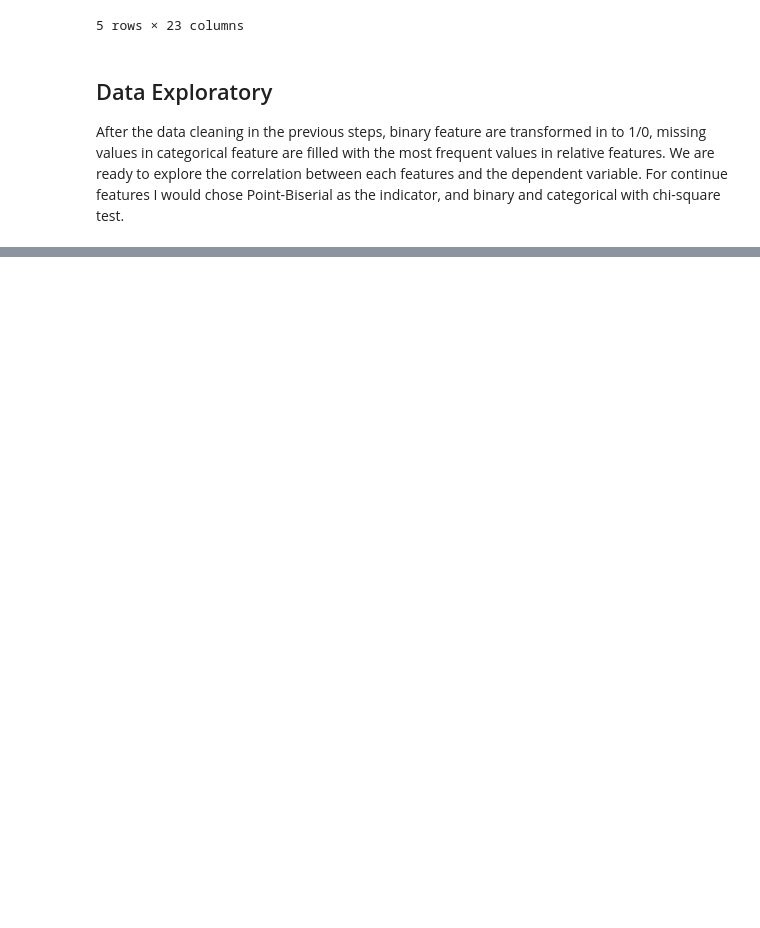
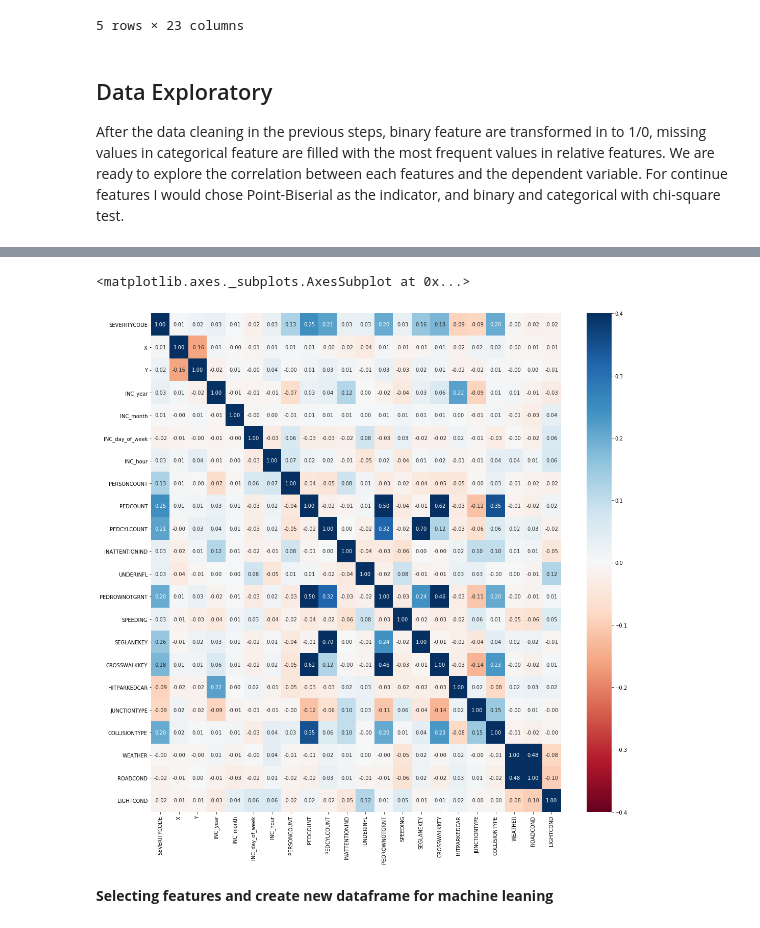
Before and after one commit to maxianren/Coursera_Capstone, a Jupyter notebook: capstone_project.ipynb, the cells around one changed output, grey strips where cells are left out. Cells and saved outputs as stored; diff of their text form; code cells hidden in the pictures; blank space fills up the shorter version.

```diff
--- a/capstone_project.ipynb
+++ b/capstone_project.ipynb
@@ -717,0 +713,44 @@ df.corr()
+# %%
+def encode_categarical_feature(df,categorical_feature):
+
+    df_encoded=df
+
+    for c_f in categorical_feature:
+
+        #calculate the base
+        base=len(df[c_f].unique())+1
+
+        #Create an object for Base N Encoding
+        encoder= ce.BaseNEncoder(cols=[c_f],return_df=True,base=base)
+
+        #Fit and Transform Data
+        df_encoded=encoder.fit_transform(df_encoded)\
+                        .drop(columns=[c_f+'_0'])\
+                        .rename(columns={c_f+'_1':c_f})
+
+    return df_encoded
+# %%
+#filtering the blank in order 'INC_hour' to generate correlation matrix
+df_reduce=df
+df_reduce=df_reduce.loc[df['INC_hour']!='Unknown']
+
+#transfer the categorical features into numerical
+categorical_feature=['JUNCTIONTYPE', 'COLLISIONTYPE', 'WEATHER', 'ROADCOND', 'LIGHTCOND']
+df_encoded=encode_categarical_feature(df_reduce,categorical_feature)
+
+df_encoded['INC_hour']=df_encoded['INC_hour'].apply(pd.to_numeric, errors='coerce')
+
+#correlation matrix
+matrix_corr=df_encoded.corr()
+# %%
+fig_correlation = plt.figure(figsize=(18,18)) # create figure
+
+sns.heatmap(matrix_corr,
+            cmap="RdBu",
+            vmin=-0.4, vmax=0.4, fmt='.2f',
+            annot=True)
+# %% [output]
+<matplotlib.axes._subplots.AxesSubplot at 0x...>
+[figure, added]
+# %% [markdown]
+**Selecting features and create new dataframe for machine leaning**
```
Also changed, not shown: parts of 22 cells of this notebook.
